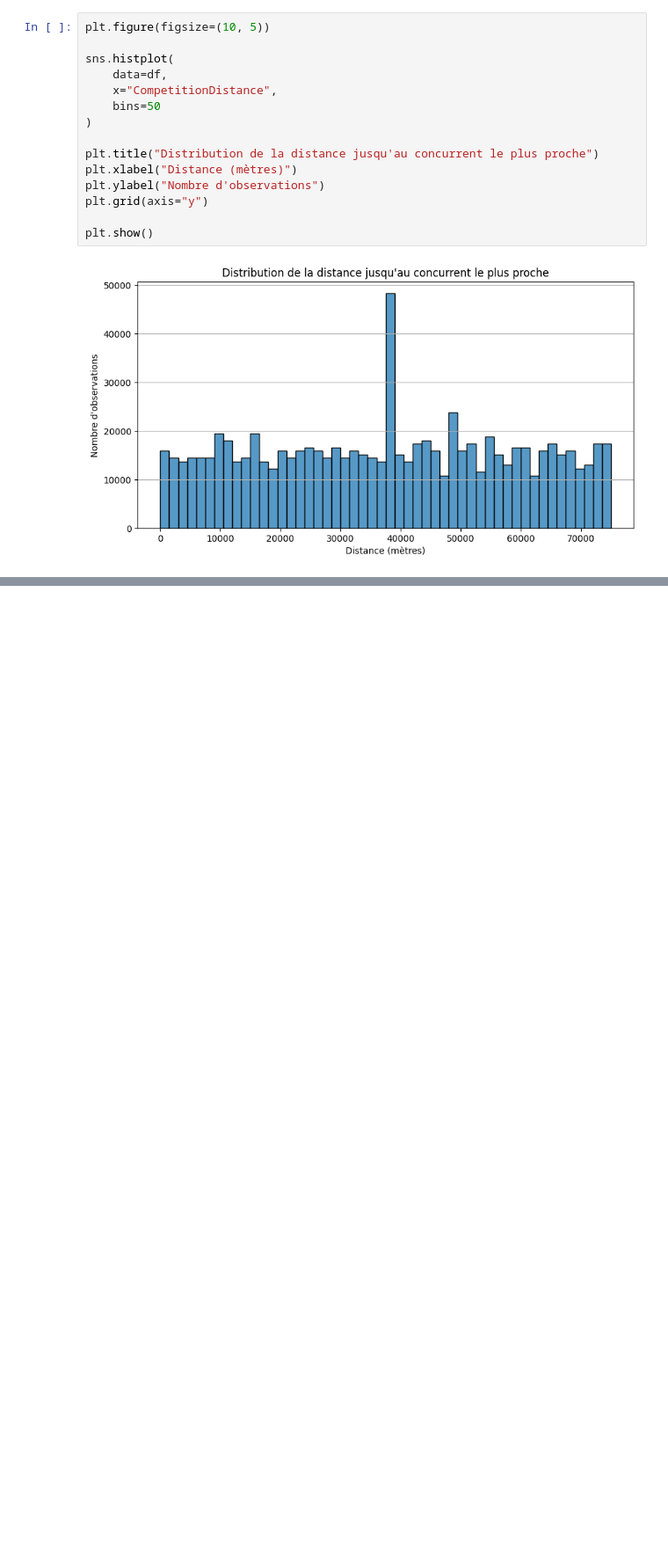
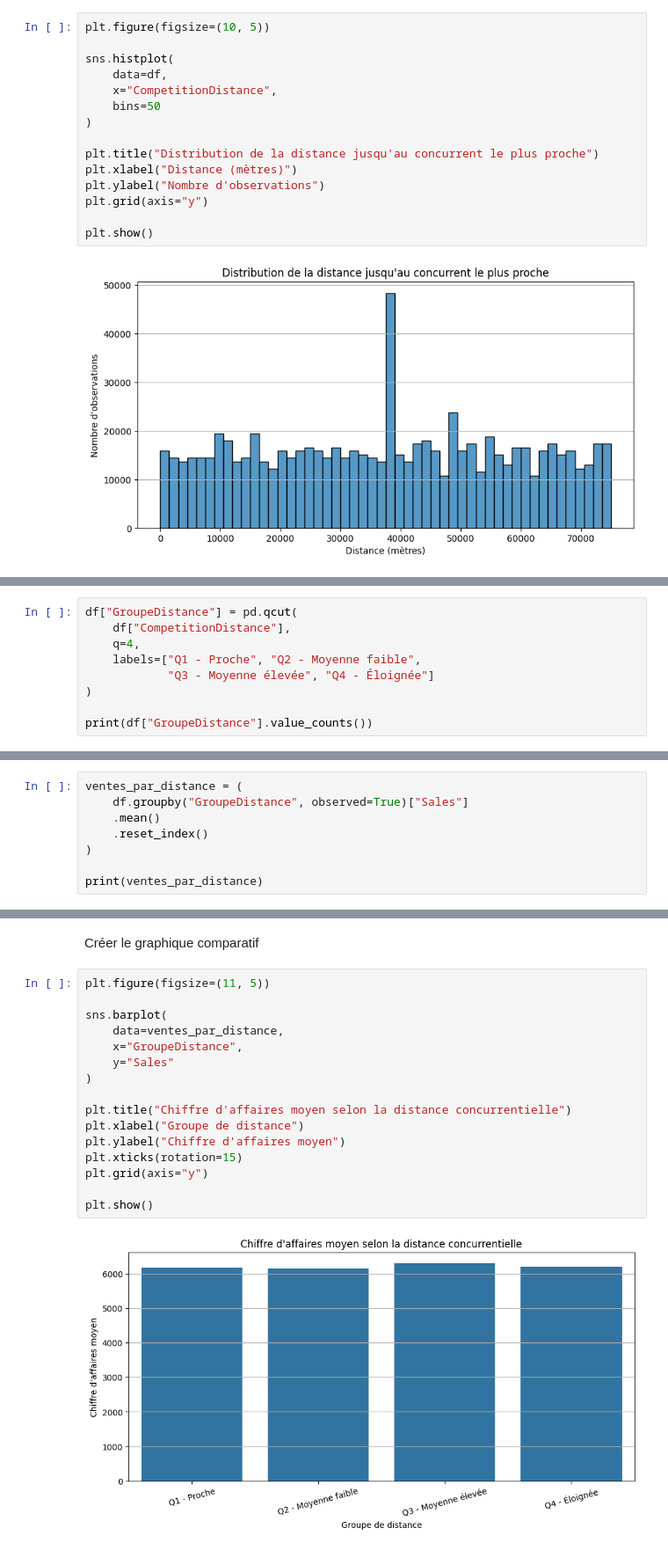
Before and after one commit to Youssoupha-ndiaye/Projet_ML_prediction_chiffres_affaires, a Jupyter notebook: Prediction_chiffres_affaires/notebooks/analyse_exploratoire.ipynb, the cells around one changed output, grey strips where cells are left out. Shown at 88% size. Cells and saved outputs as stored; diff of their text form; blank space fills up the shorter version.

Commit message:
Analyser la relation entre distance concurrentielle et ventes

```diff
--- a/Prediction_chiffres_affaires/notebooks/analyse_exploratoire.ipynb
+++ b/Prediction_chiffres_affaires/notebooks/analyse_exploratoire.ipynb
@@ -992,0 +1008,9 @@ plt.show()
+# %%
+df["GroupeDistance"] = pd.qcut(
+    df["CompetitionDistance"],
+    q=4,
+    labels=["Q1 - Proche", "Q2 - Moyenne faible",
+            "Q3 - Moyenne élevée", "Q4 - Éloignée"]
+)
+
+print(df["GroupeDistance"].value_counts())
@@ -992,0 +1026,8 @@ plt.show()
+# %%
+ventes_par_distance = (
+    df.groupby("GroupeDistance", observed=True)["Sales"]
+    .mean()
+    .reset_index()
+)
+
+print(ventes_par_distance)
@@ -992,0 +1053,20 @@ plt.show()
+# %% [markdown]
+Créer le graphique comparatif
+# %%
+plt.figure(figsize=(11, 5))
+
+sns.barplot(
+    data=ventes_par_distance,
+    x="GroupeDistance",
+    y="Sales"
+)
+
+plt.title("Chiffre d'affaires moyen selon la distance concurrentielle")
+plt.xlabel("Groupe de distance")
+plt.ylabel("Chiffre d'affaires moyen")
+plt.xticks(rotation=15)
+plt.grid(axis="y")
+
+plt.show()
+# %% [output]
+[figure, added]
```
Also changed, not shown: parts of 7 cells of this notebook.
